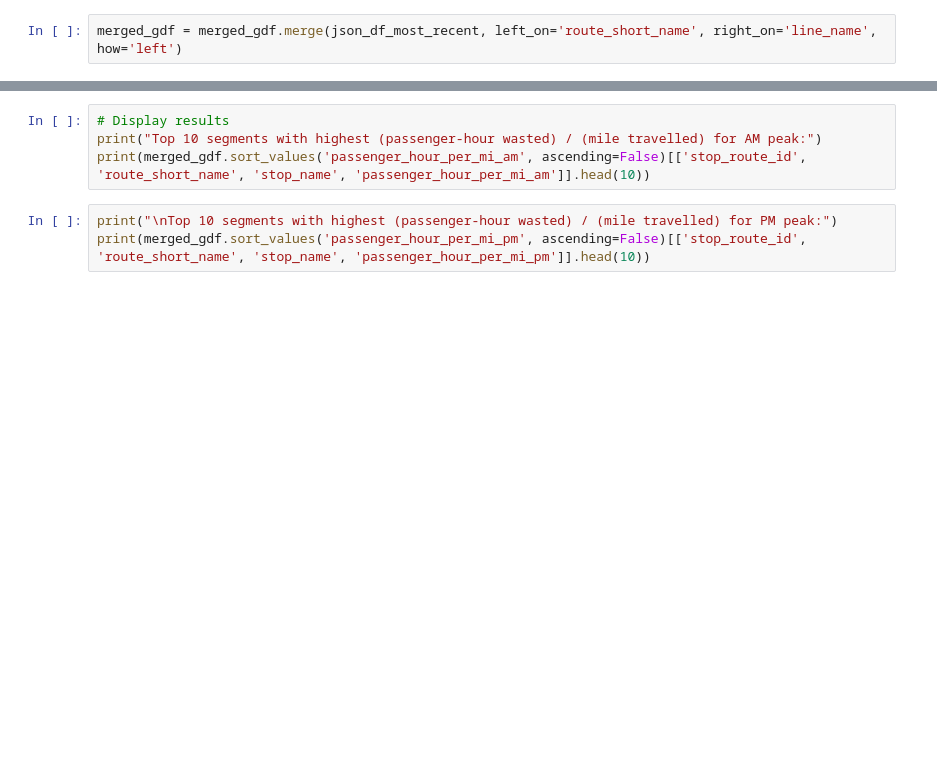
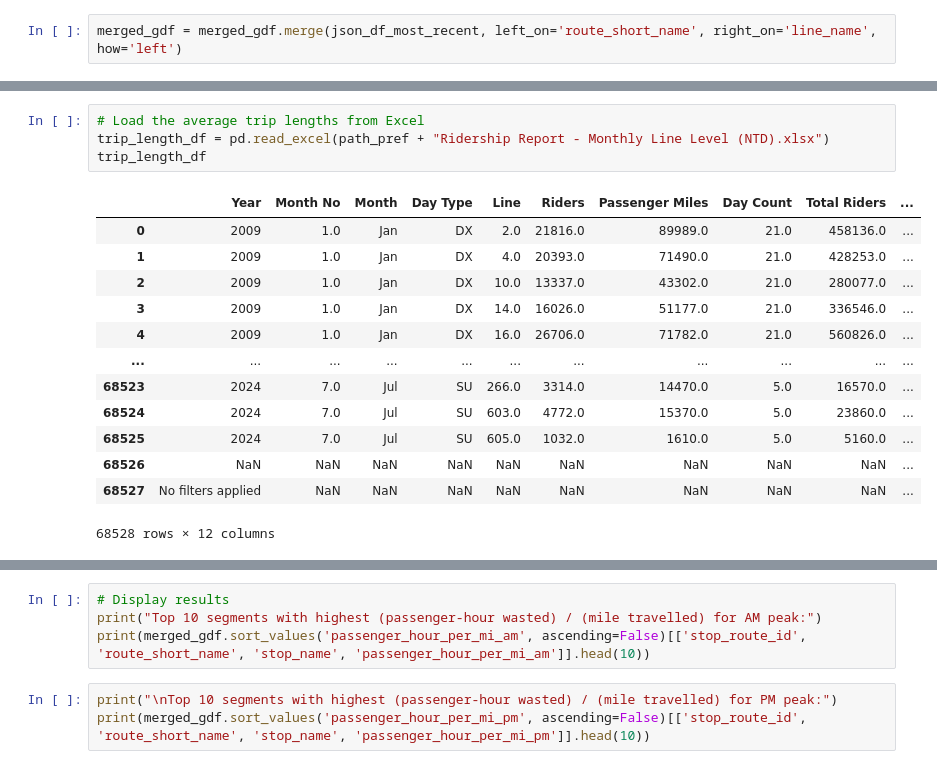
Before and after one commit to streetsforall/metro-bus-lane-prioritization, a Jupyter notebook: lab.ipynb, the cells around one changed output, grey strips where cells are left out. Saved outputs shown, nothing was run; the diff lists cells and outputs as text; blank space fills up the shorter version.

Commit message:
recent progress with ridership simulation

```diff
--- a/lab.ipynb
+++ b/lab.ipynb
@@ -93,0 +570,18 @@ merged_gdf.info()
+# %%
+# Load the average trip lengths from Excel
+trip_length_df = pd.read_excel(path_pref + "Ridership Report - Monthly Line Level (NTD).xlsx")
+trip_length_df
+# %% [output]
+|  | Year | Month No | Month | Day Type | Line | Riders | Passenger Miles | Day Count | Total Riders | ... |
+| 0 | 2009 | 1.0 | Jan | DX | 2.0 | 21816.0 | 89989.0 | 21.0 | 458136.0 | ... |
+| 1 | 2009 | 1.0 | Jan | DX | 4.0 | 20393.0 | 71490.0 | 21.0 | 428253.0 | ... |
+| 2 | 2009 | 1.0 | Jan | DX | 10.0 | 13337.0 | 43302.0 | 21.0 | 280077.0 | ... |
+| 3 | 2009 | 1.0 | Jan | DX | 14.0 | 16026.0 | 51177.0 | 21.0 | 336546.0 | ... |
+| 4 | 2009 | 1.0 | Jan | DX | 16.0 | 26706.0 | 71782.0 | 21.0 | 560826.0 | ... |
+| ... | ... | ... | ... | ... | ... | ... | ... | ... | ... | ... |
+| 68523 | 2024 | 7.0 | Jul | SU | 266.0 | 3314.0 | 14470.0 | 5.0 | 16570.0 | ... |
+| 68524 | 2024 | 7.0 | Jul | SU | 603.0 | 4772.0 | 15370.0 | 5.0 | 23860.0 | ... |
+| 68525 | 2024 | 7.0 | Jul | SU | 605.0 | 1032.0 | 1610.0 | 5.0 | 5160.0 | ... |
+| 68526 | NaN | NaN | NaN | NaN | NaN | NaN | NaN | NaN | NaN | ... |
+| 68527 | No filters applied | NaN | NaN | NaN | NaN | NaN | NaN | NaN | NaN | ... |
+68528 rows × 12 columns
```
Also changed, not shown: parts of 61 cells of this notebook, 1 other file.
